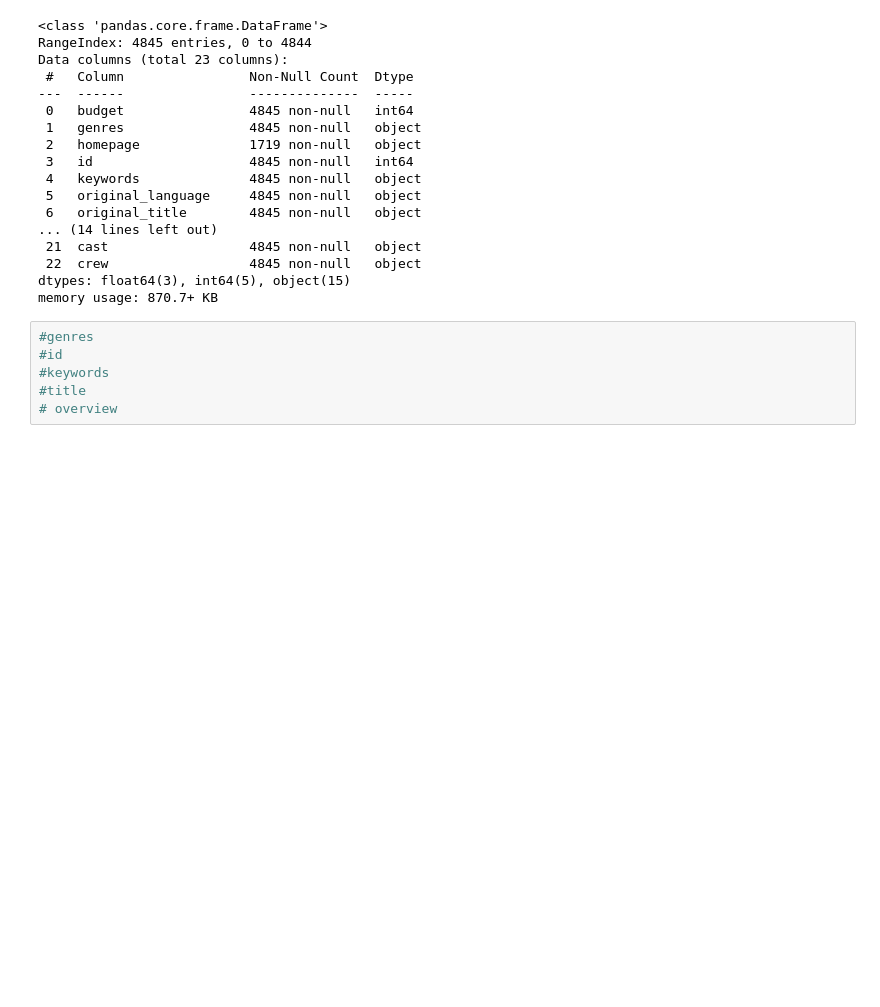
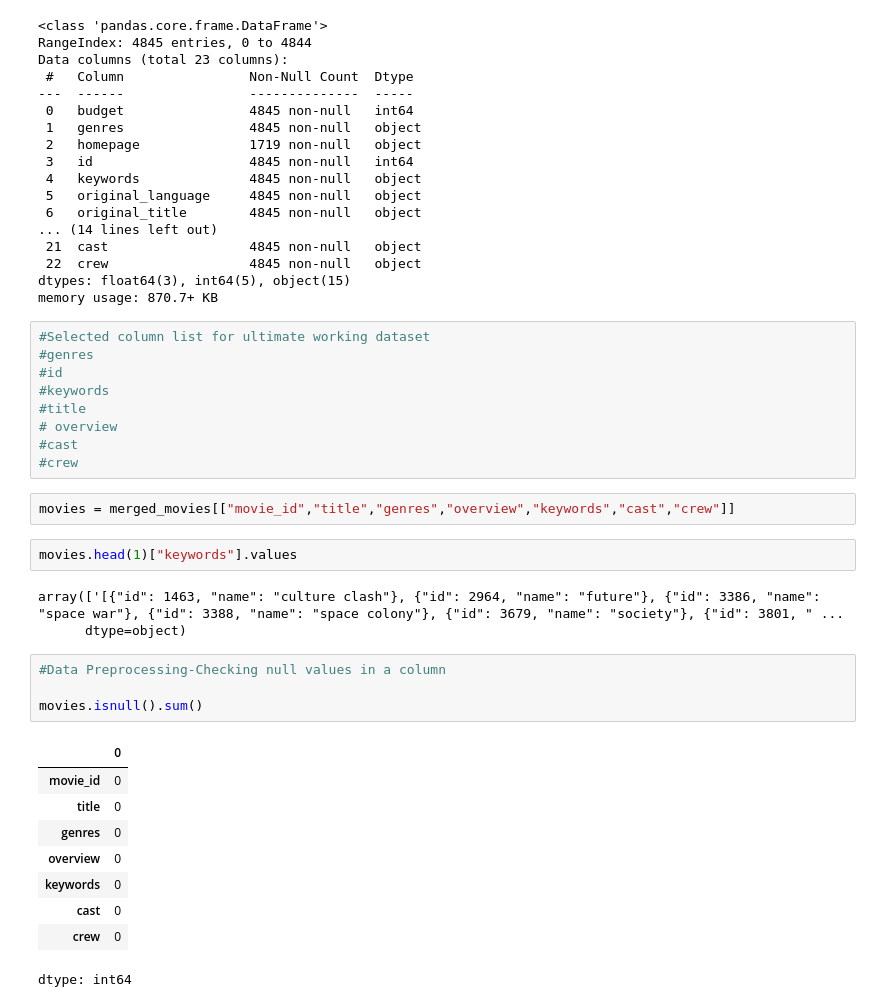
Before and after one commit to nakibahsan299-debug/Movie-Recommendation-System, a Jupyter notebook: Movie_Recommendation.ipynb, the cells around one changed output. Cells and saved outputs as stored; diff of their text form; blank space fills up the shorter version.

Commit message:
EDA-Checking missing and duplicated values

```diff
--- a/Movie_Recommendation.ipynb
+++ b/Movie_Recommendation.ipynb
@@ -79,8 +79,32 @@ Data columns (total 23 columns):
 dtypes: float64(3), int64(5), object(15)
 memory usage: 870.7+ KB
 # %%
+#Selected column list for ultimate working dataset
 #genres
 #id
 #keywords
 #title
 # overview
+#cast
+#crew
+# %%
+movies = merged_movies[["movie_id","title","genres","overview","keywords","cast","crew"]]
+# %%
+movies.head(1)["keywords"].values
+# %% [output]
+array(['[{"id": 1463, "name": "culture clash"}, {"id": 2964, "name": "future"}, {"id": 3386, "name": "space war"}, {"id": 3388, "name": "space colony"}, {"id": 3679, "name": "society"}, {"id": 3801, " ...
+      dtype=object)
+# %%
+#Data Preprocessing-Checking null values in a column
+
+movies.isnull().sum()
+# %% [output]
+|  | 0 |
+| movie_id | 0 |
+| title | 0 |
+| genres | 0 |
+| overview | 0 |
+| keywords | 0 |
+| cast | 0 |
+| crew | 0 |
+dtype: int64
```
Also changed, not shown: parts of 2 cells of this notebook.
